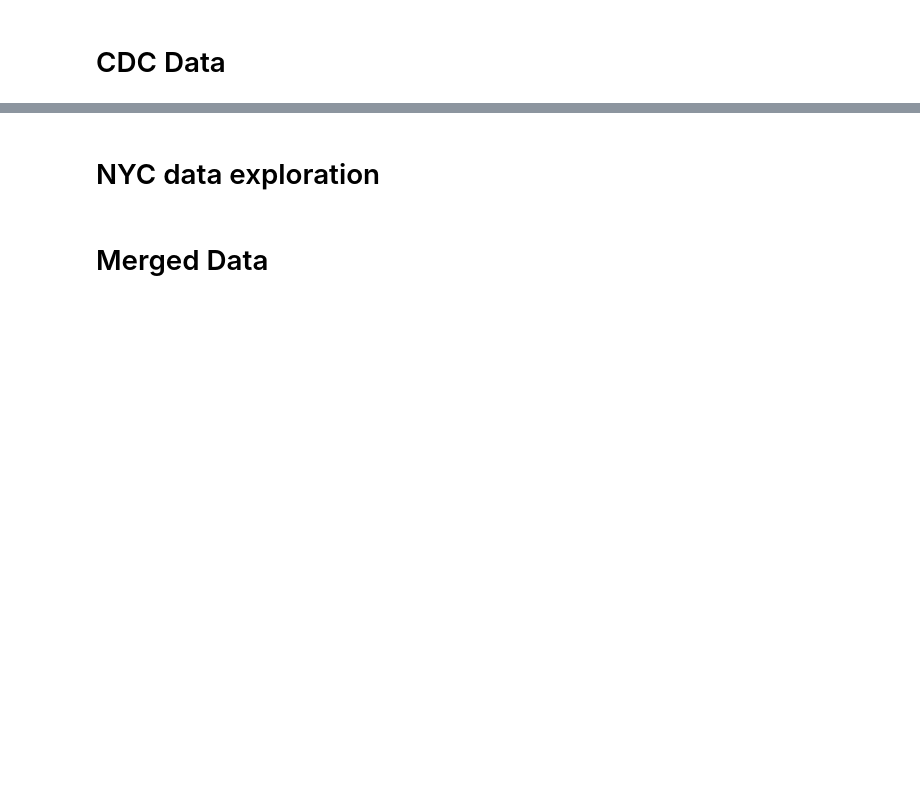
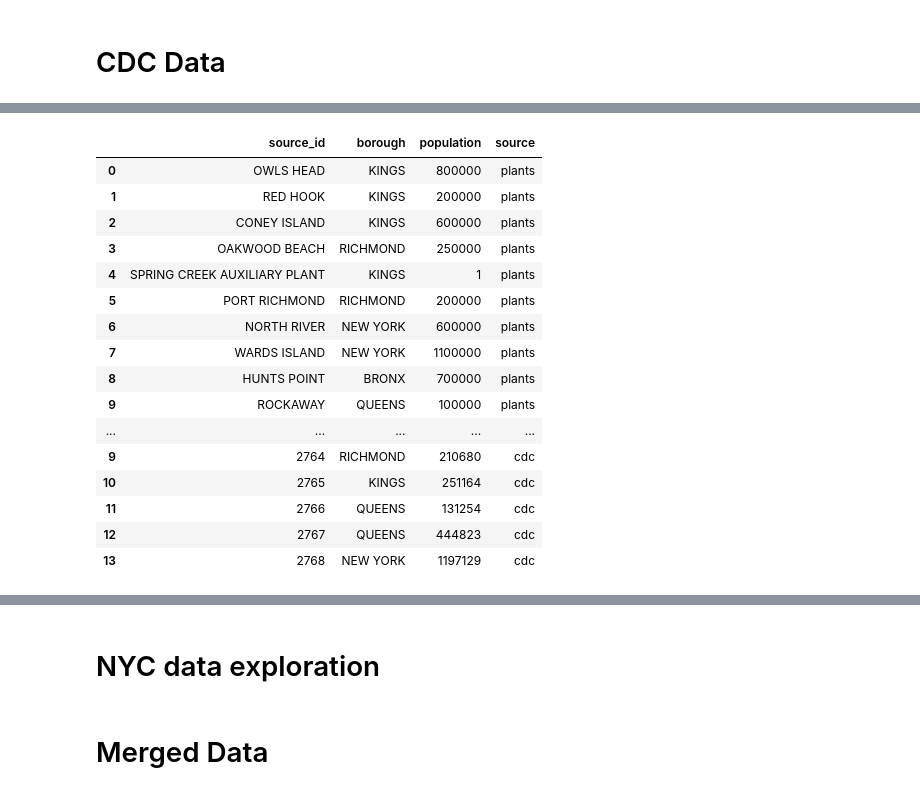
Before and after one commit to hannashimona/nyc_wastewater, a Jupyter notebook: model/covid_wastewater_eda.ipynb, the cells around one changed output, grey strips where cells are left out. Drawn from its saved outputs; the diff is of its cells as text; code cells hidden in the pictures; blank space fills up the shorter version.

```diff
--- a/model/covid_wastewater_eda.ipynb
+++ b/model/covid_wastewater_eda.ipynb
@@ -11,4 +14,2 @@ import contextily as ctx
-# %%
-pd.set_option('display.max_rows', None)
 # %% [markdown]
 This notebook focuses on comparing and contrasting NYC Covid Wastewater data published by the CDC and NYC Open Data. The primary goal is to develop a mapping between the unique watershed identifiers used by each dataset -- while NYC Open Data provides names, the CDC uses anonymized numeric ids for the 14 watersheds.
@@ -50,0 +98,21 @@ plt.show()
+# %%
+matching_df = pd.concat([plants_gdf.assign(source="plants")[["source_id", "borough", "population", "source"]], cdc_df.groupby('source_id').last().reset_index().assign(source="cdc")[["source_id", "borough", "population", "source"]]])
+matching_df
+# %% [output]
+|  | source_id | borough | population | source |
+| 0 | OWLS HEAD | KINGS | 800000 | plants |
+| 1 | RED HOOK | KINGS | 200000 | plants |
+| 2 | CONEY ISLAND | KINGS | 600000 | plants |
+| 3 | OAKWOOD BEACH | RICHMOND | 250000 | plants |
+| 4 | SPRING CREEK AUXILIARY PLANT | KINGS | 1 | plants |
+| 5 | PORT RICHMOND | RICHMOND | 200000 | plants |
+| 6 | NORTH RIVER | NEW YORK | 600000 | plants |
+| 7 | WARDS ISLAND | NEW YORK | 1100000 | plants |
+| 8 | HUNTS POINT | BRONX | 700000 | plants |
+| 9 | ROCKAWAY | QUEENS | 100000 | plants |
+| ... | ... | ... | ... | ... |
+| 9 | 2764 | RICHMOND | 210680 | cdc |
+| 10 | 2765 | KINGS | 251164 | cdc |
+| 11 | 2766 | QUEENS | 131254 | cdc |
+| 12 | 2767 | QUEENS | 444823 | cdc |
+| 13 | 2768 | NEW YORK | 1197129 | cdc |
```
Also changed, not shown: parts of 42 cells of this notebook.
